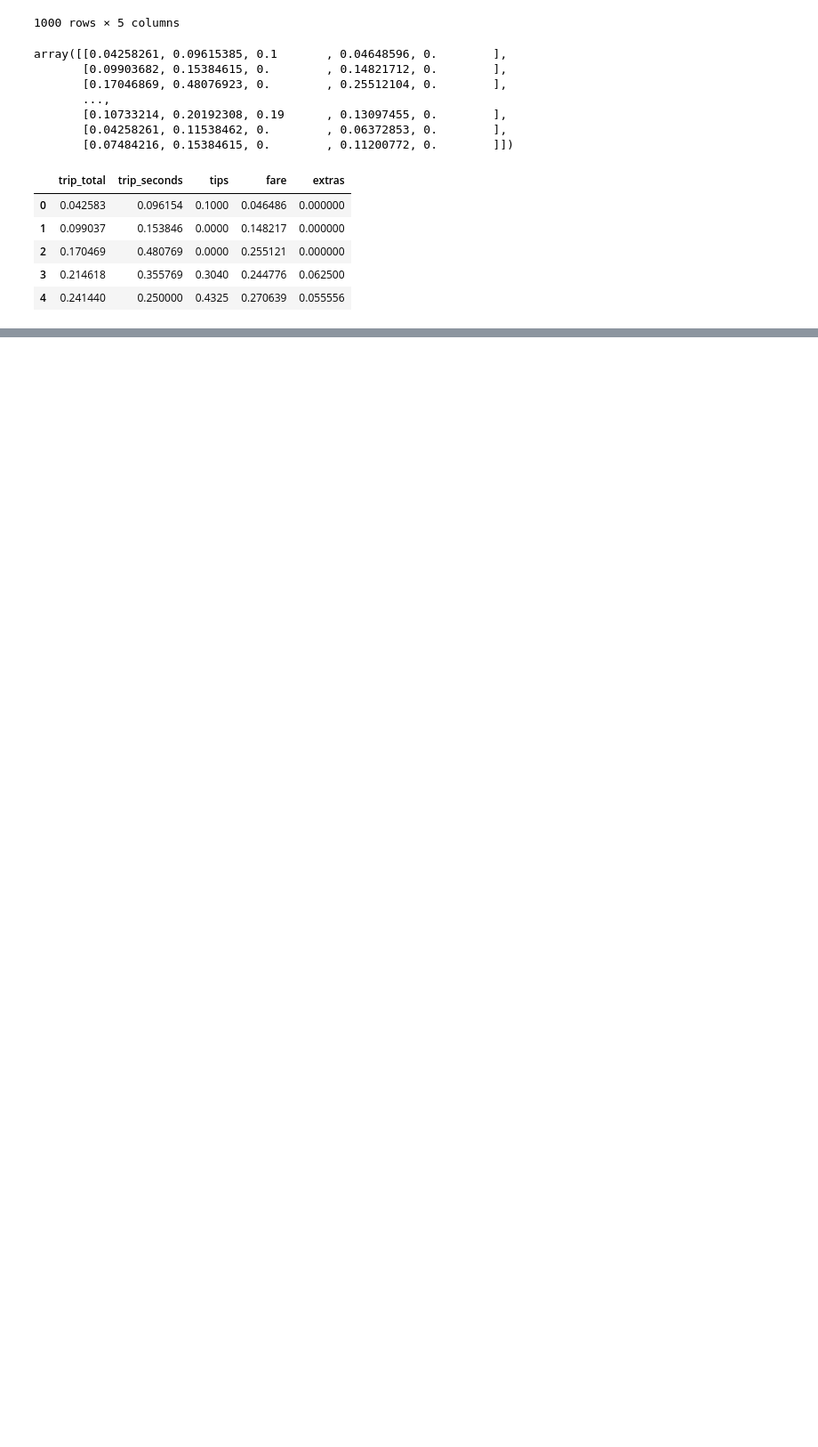
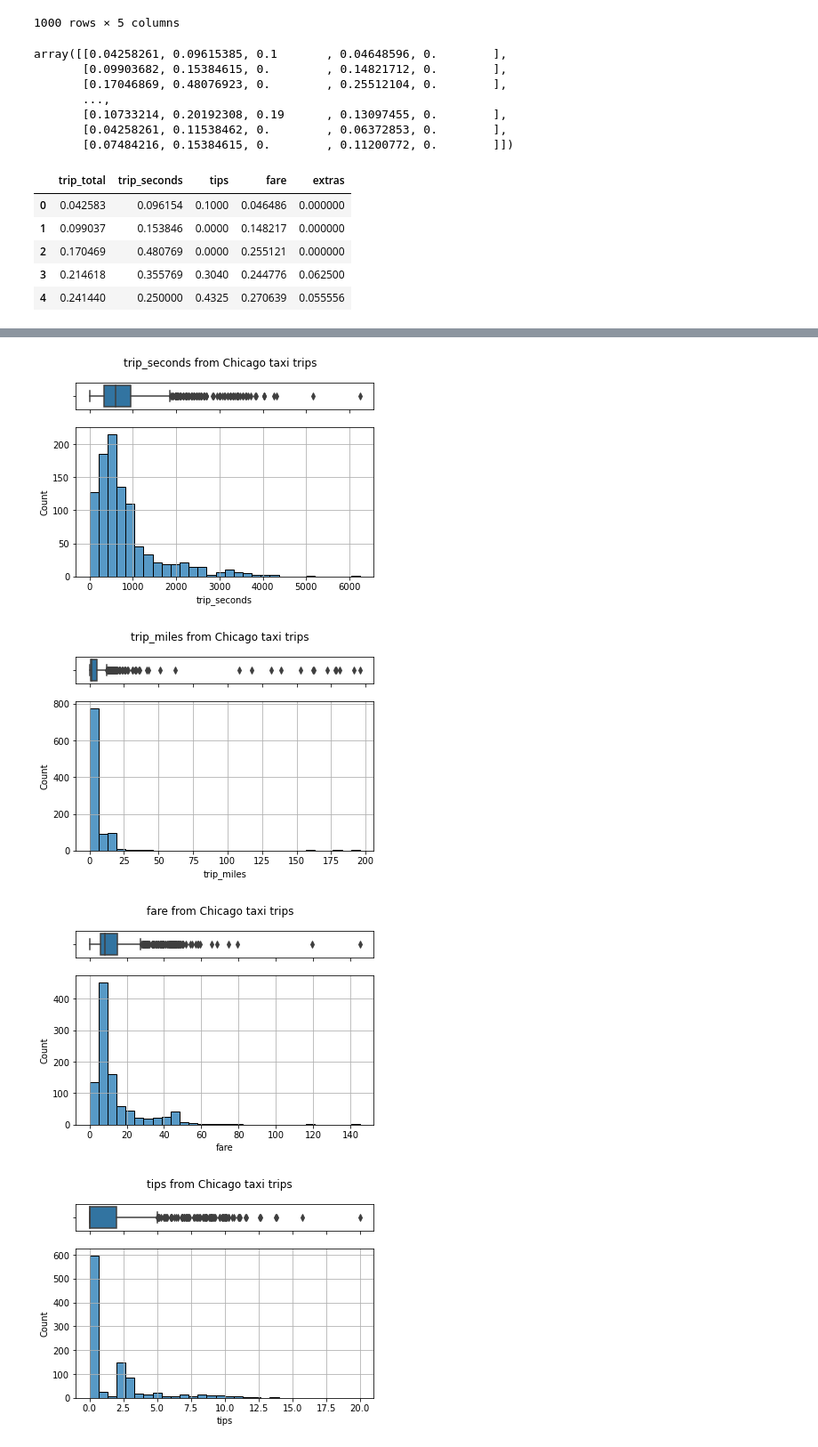
Before and after one commit to leosanron/Machine_Learning, a Jupyter notebook: notebook/0.9 Exploring_data.ipynb, the cells around one changed output, grey strips where cells are left out. Shown at 89% size. Drawn from its saved outputs; the diff is of its cells as text; code cells hidden in the pictures; blank space fills up the shorter version.

```diff
--- a/notebook/0.9 Exploring_data.ipynb
+++ b/notebook/0.9 Exploring_data.ipynb
@@ -224,0 +244,17 @@ num_df_minmax_scaled.head()
+# %%
+count = 0
+for i in variables:
+    f, (ax_box, ax_hist) = plt.subplots(2, sharex=True, gridspec_kw={"height_ratios": (.15, .85)})
+    sns.boxplot(num_df[i], ax=ax_box)
+    sns.histplot(data=num_df, x= i , bins=30, ax=ax_hist)
+    ax_box.set(xlabel='')
+    subtitle = variables[count] + " from Chicago taxi trips"
+    plt.suptitle(subtitle)
+    ax_hist.grid()
+    count=count + 1
+#plot_path = os.path.join(project_dir, 'reports', 'plots', subtitle )
+# %% [output]
+[figure, added]
+[figure, added]
+[figure, added]
+[figure, added]
```
Also changed, not shown: parts of 29 cells of this notebook.
